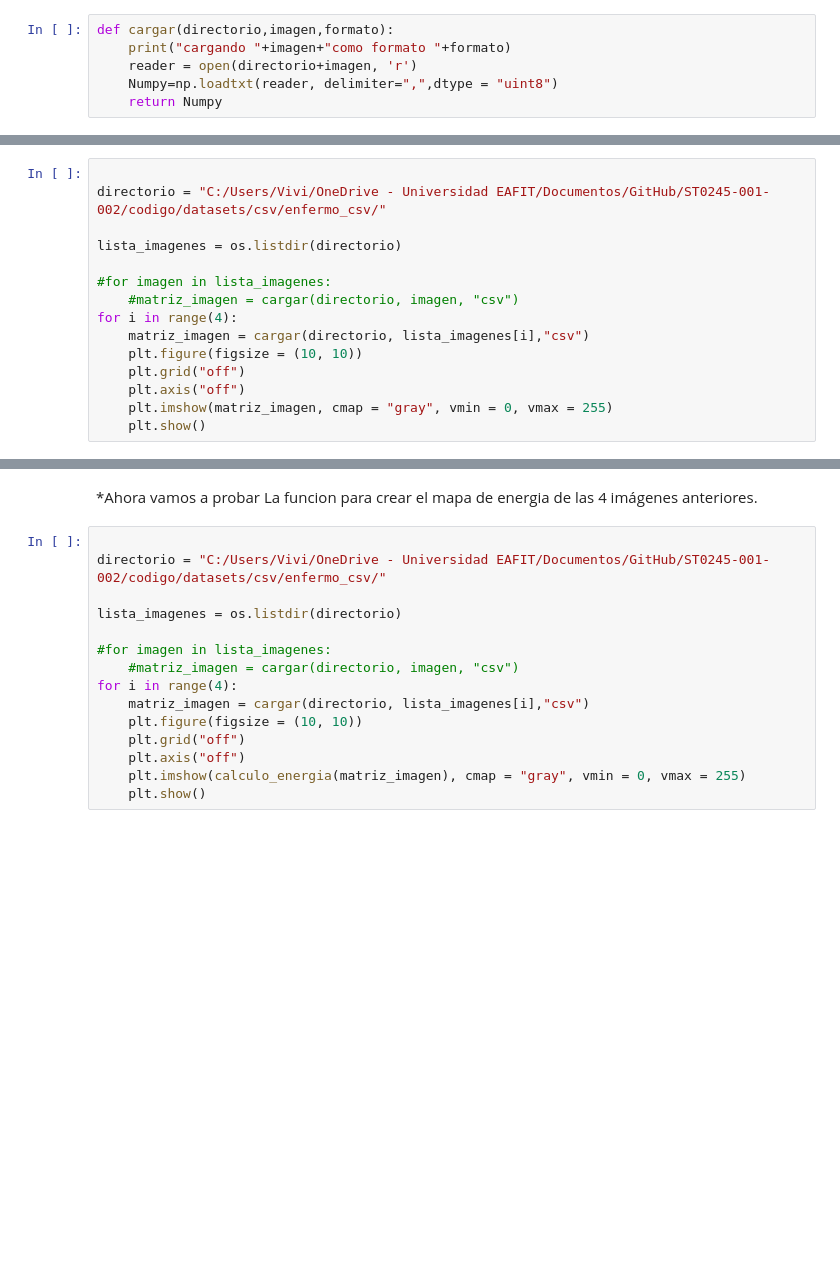
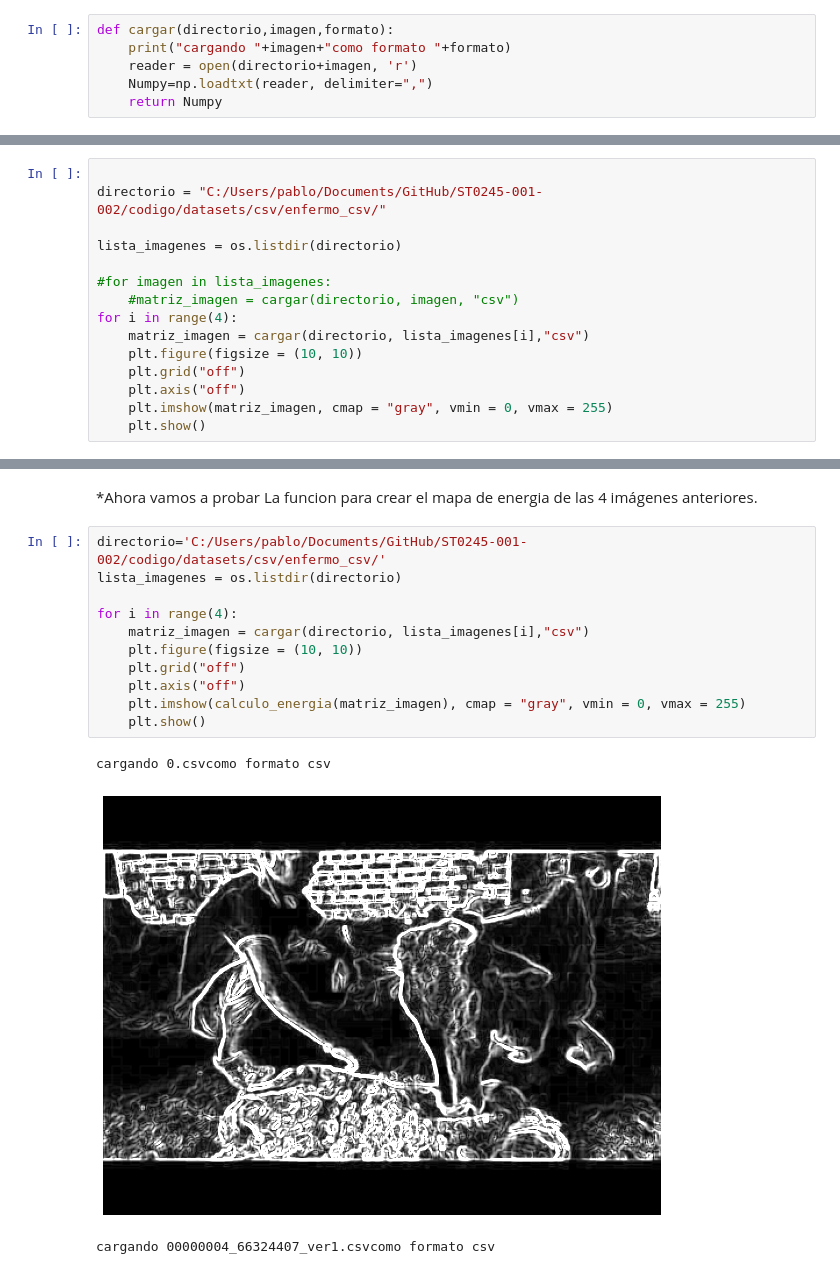
Before and after one commit to Vivi-Hoyos2710/ST0245-001-002, a Jupyter notebook: Untitled.ipynb, the cells around one changed output, grey strips where cells are left out. Cells and saved outputs as stored; diff of their text form; blank space fills up the shorter version.

```diff
--- a/Untitled.ipynb
+++ b/Untitled.ipynb
@@ -9,7 +9,7 @@ from scipy.ndimage.filters import convolve
 def cargar(directorio,imagen,formato):
     print("cargando "+imagen+"como formato "+formato)
     reader = open(directorio+imagen, 'r')
-    Numpy=np.loadtxt(reader, delimiter=",",dtype = "uint8")
+    Numpy=np.loadtxt(reader, delimiter=",")
     return Numpy
 # %%
 directorio = 'C:/Users/pablo/Documents/GitHub/ST0245-001-002/codigo/datasets/csv/enfermo_csv/'
@@ -27,7 +27,7 @@ for imagen in lista_imagenes:
     matriz_imagen2=cargar(directorio,imagen,'csv')
 # %%
 
-directorio = "C:/Users/Vivi/OneDrive - Universidad EAFIT/Documentos/GitHub/ST0245-001-002/codigo/datasets/csv/enfermo_csv/"
+directorio = "C:/Users/pablo/Documents/GitHub/ST0245-001-002/codigo/datasets/csv/enfermo_csv/"
 
 lista_imagenes = os.listdir(directorio)
 
@@ -49,17 +49,17 @@ def calculo_energia(imagen):
 # %% [markdown]
 *Ahora vamos a probar La funcion para crear el mapa de energia de las 4 imágenes anteriores.
 # %%
-
-directorio = "C:/Users/Vivi/OneDrive - Universidad EAFIT/Documentos/GitHub/ST0245-001-002/codigo/datasets/csv/enfermo_csv/"
-
+directorio='C:/Users/pablo/Documents/GitHub/ST0245-001-002/codigo/datasets/csv/enfermo_csv/'
 lista_imagenes = os.listdir(directorio)
 
-#for imagen in lista_imagenes:
-    #matriz_imagen = cargar(directorio, imagen, "csv")
 for i in range(4):
     matriz_imagen = cargar(directorio, lista_imagenes[i],"csv")
     plt.figure(figsize = (10, 10))
     plt.grid("off")
     plt.axis("off")
     plt.imshow(calculo_energia(matriz_imagen), cmap = "gray", vmin = 0, vmax = 255)
     plt.show()
+# %% [output]
+cargando 0.csvcomo formato csv
+[figure, added]
+cargando 00000004_66324407_ver1.csvcomo formato csv
```
Also changed, not shown: parts of 2 cells of this notebook.
